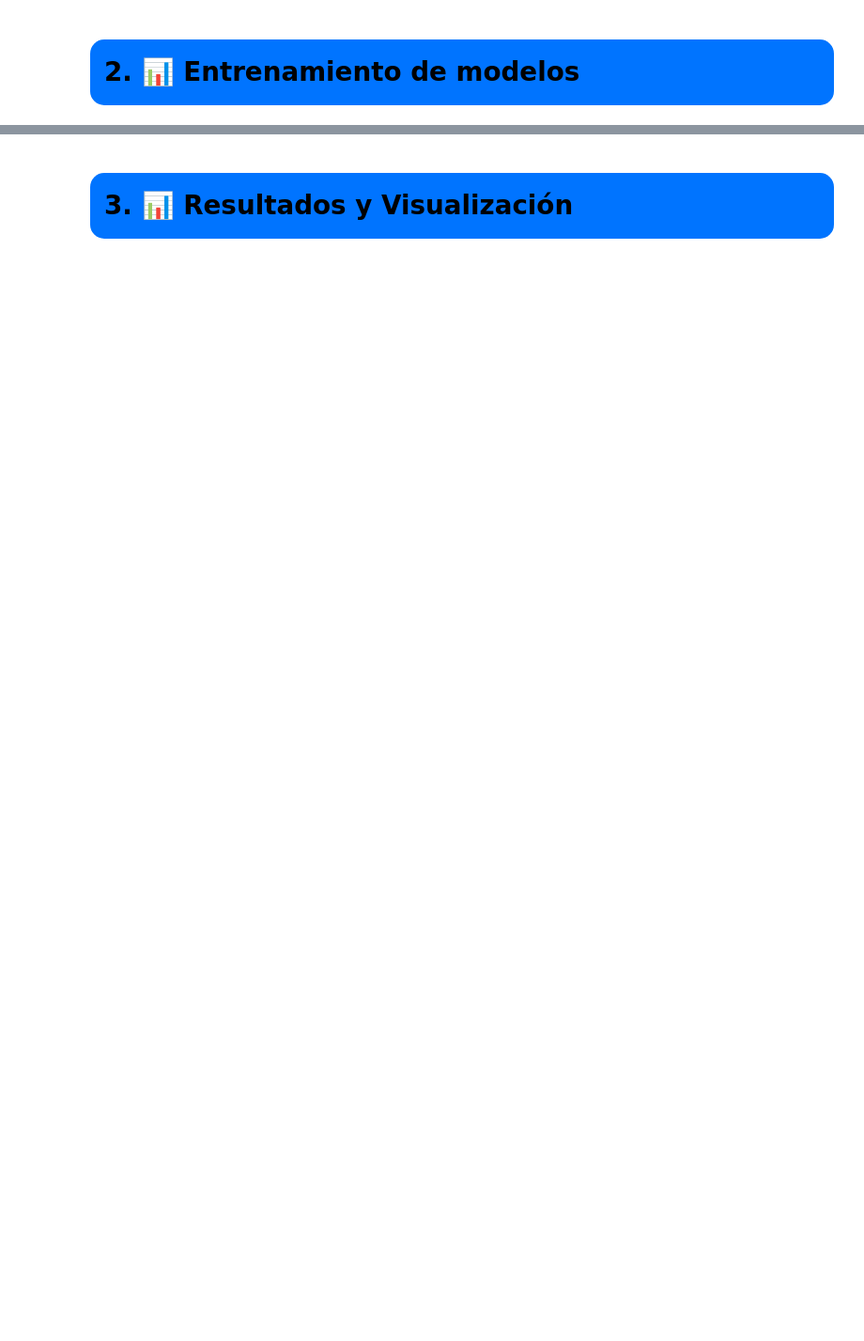
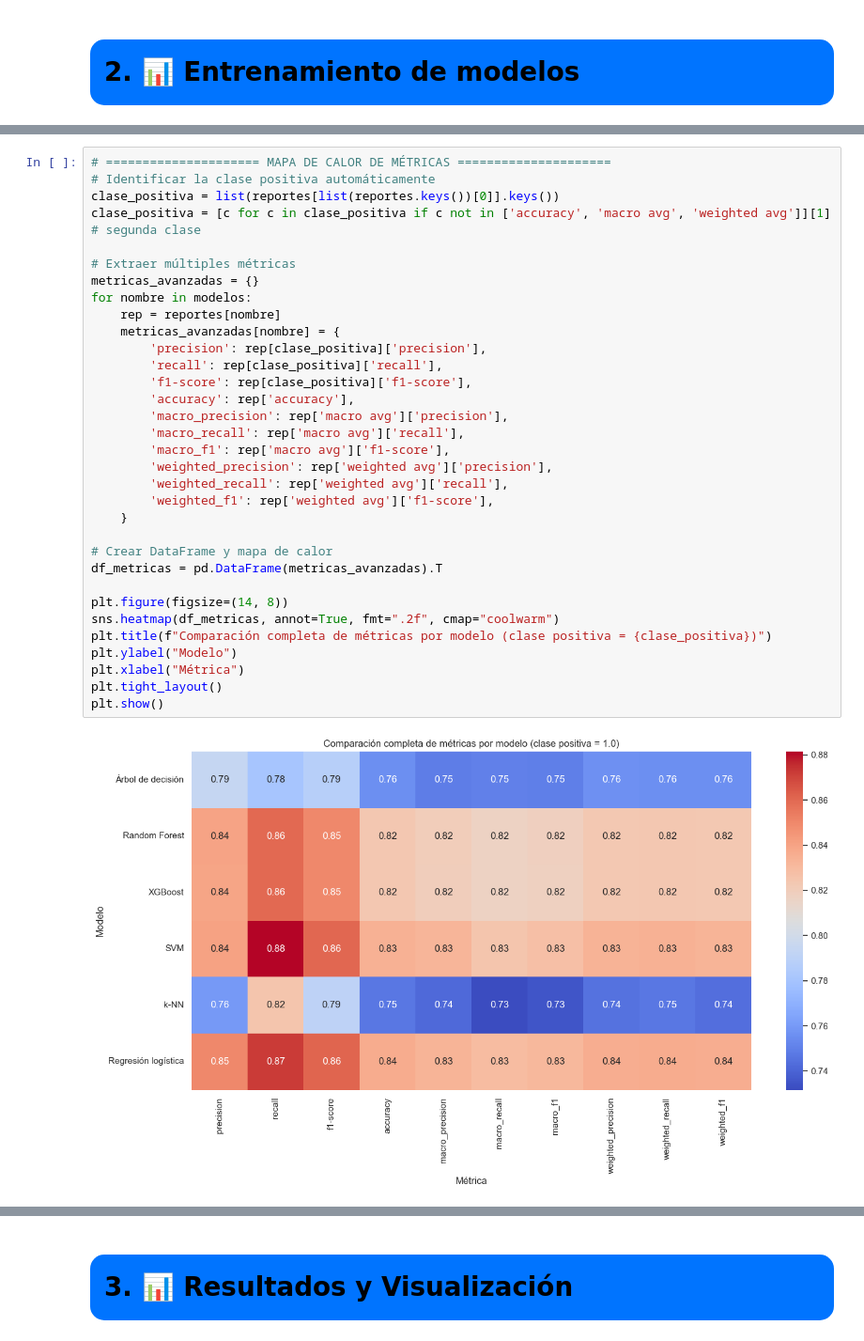
Before and after one commit to AlvaroG7/IIA, a Jupyter notebook: IIA_Proyect_V0.ipynb, the cells around one changed output, grey strips where cells are left out. Shown at 94% size. Saved outputs shown, nothing was run; the diff lists cells and outputs as text; blank space fills up the shorter version.

```diff
--- a/IIA_Proyect_V0.ipynb
+++ b/IIA_Proyect_V0.ipynb
@@ -1022,0 +1171,35 @@ Todas las imputaciones se realizaron correctamente de acuerdo con lo establecido
+# %%
+# ===================== MAPA DE CALOR DE MÉTRICAS =====================
+# Identificar la clase positiva automáticamente
+clase_positiva = list(reportes[list(reportes.keys())[0]].keys())
+clase_positiva = [c for c in clase_positiva if c not in ['accuracy', 'macro avg', 'weighted avg']][1]  # segunda clase
+
+# Extraer múltiples métricas
+metricas_avanzadas = {}
+for nombre in modelos:
+    rep = reportes[nombre]
+    metricas_avanzadas[nombre] = {
+        'precision': rep[clase_positiva]['precision'],
+        'recall': rep[clase_positiva]['recall'],
+        'f1-score': rep[clase_positiva]['f1-score'],
+        'accuracy': rep['accuracy'],
+        'macro_precision': rep['macro avg']['precision'],
+        'macro_recall': rep['macro avg']['recall'],
+        'macro_f1': rep['macro avg']['f1-score'],
+        'weighted_precision': rep['weighted avg']['precision'],
+        'weighted_recall': rep['weighted avg']['recall'],
+        'weighted_f1': rep['weighted avg']['f1-score'],
+    }
+
+# Crear DataFrame y mapa de calor
+df_metricas = pd.DataFrame(metricas_avanzadas).T
+
+plt.figure(figsize=(14, 8))
+sns.heatmap(df_metricas, annot=True, fmt=".2f", cmap="coolwarm")
+plt.title(f"Comparación completa de métricas por modelo (clase positiva = {clase_positiva})")
+plt.ylabel("Modelo")
+plt.xlabel("Métrica")
+plt.tight_layout()
+plt.show()
+# %% [output]
+[figure, added]
```
Also changed, not shown: parts of 18 cells of this notebook, 1 other file.
